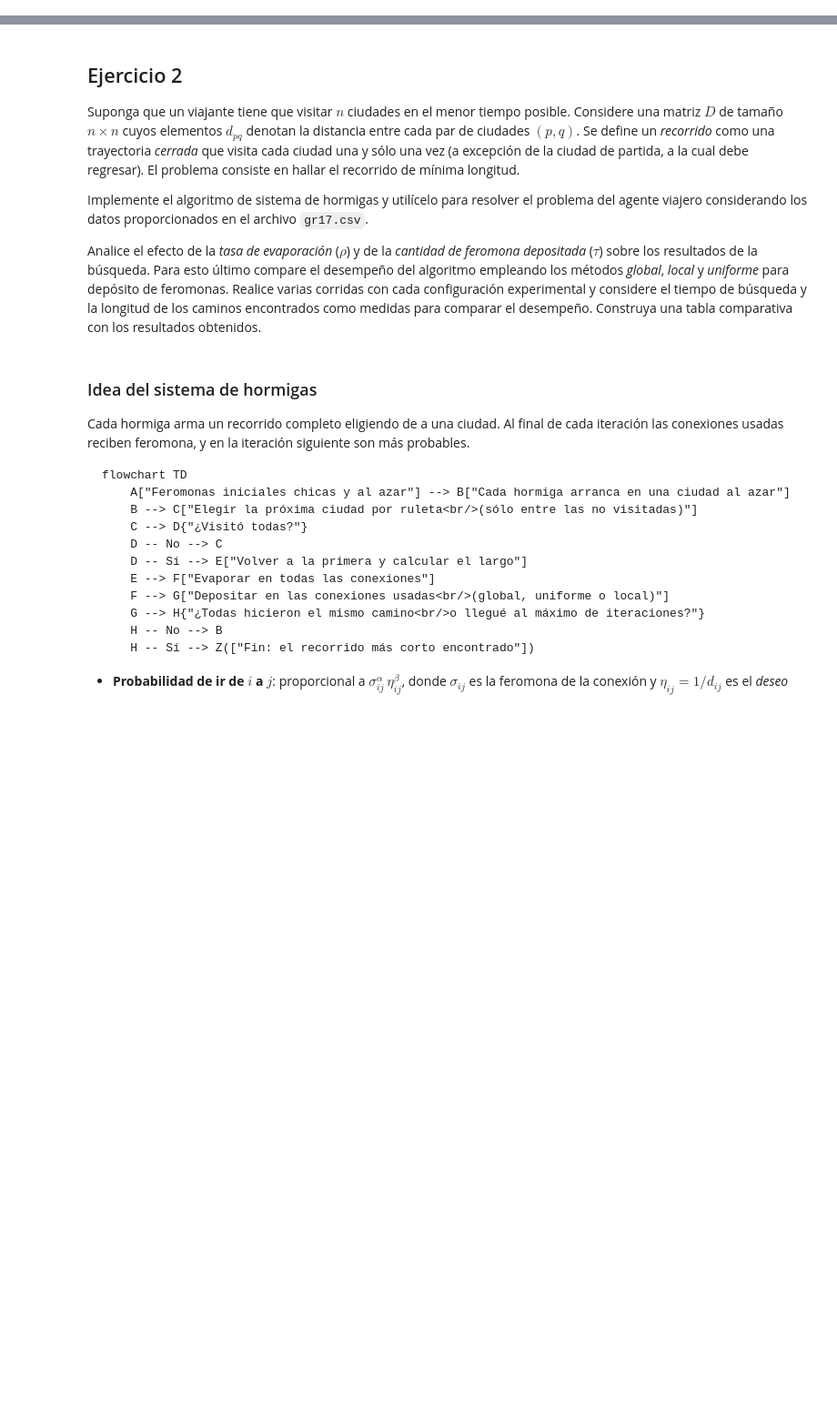
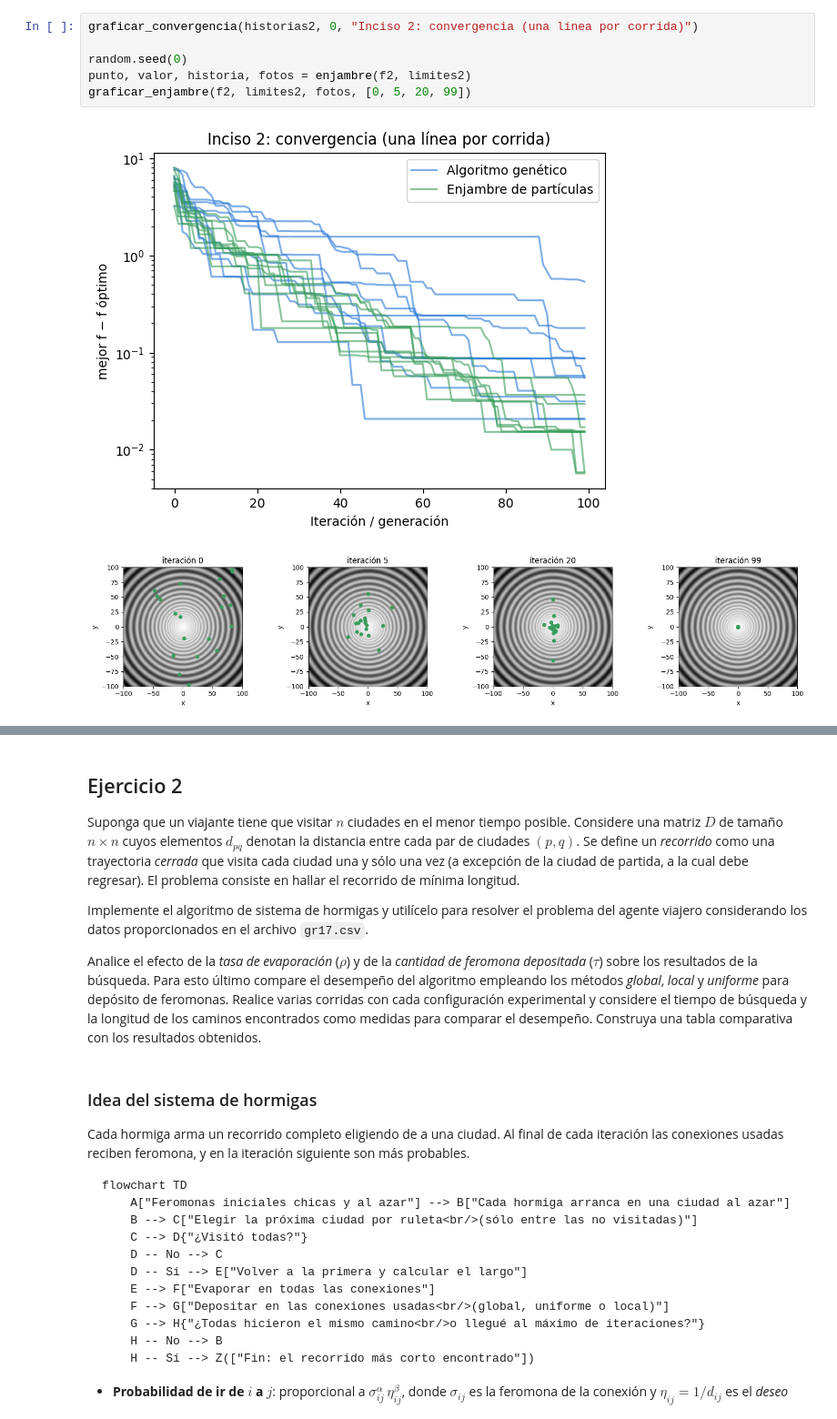
Before and after one commit to FICHCuatrimestral/InteligenciaComputacional, a Jupyter notebook: Practicas/TP7/TP7.ipynb, the cells around one changed output, grey strips where cells are left out. Shown at 91% size. Cells and saved outputs as stored; diff of their text form; blank space fills up the shorter version.

```diff
--- a/Practicas/TP7/TP7.ipynb
+++ b/Practicas/TP7/TP7.ipynb
@@ -14,0 +320,9 @@ Compare los resultados en relación a los obtenidos con algoritmos genéticos, e
+# %%
+graficar_convergencia(historias2, 0, "Inciso 2: convergencia (una línea por corrida)")
+
+random.seed(0)
+punto, valor, historia, fotos = enjambre(f2, limites2)
+graficar_enjambre(f2, limites2, fotos, [0, 5, 20, 99])
+# %% [output]
+[figure, added]
+[figure, added]
```
Also changed, not shown: parts of 17 cells of this notebook.
